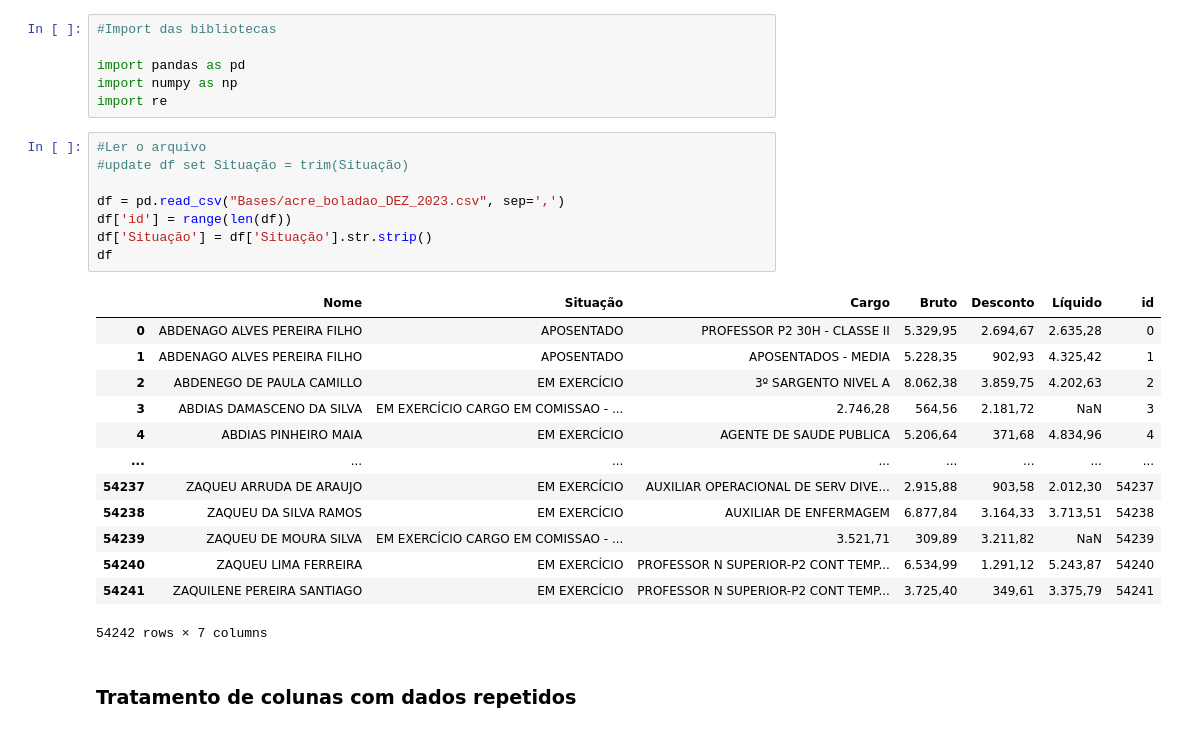
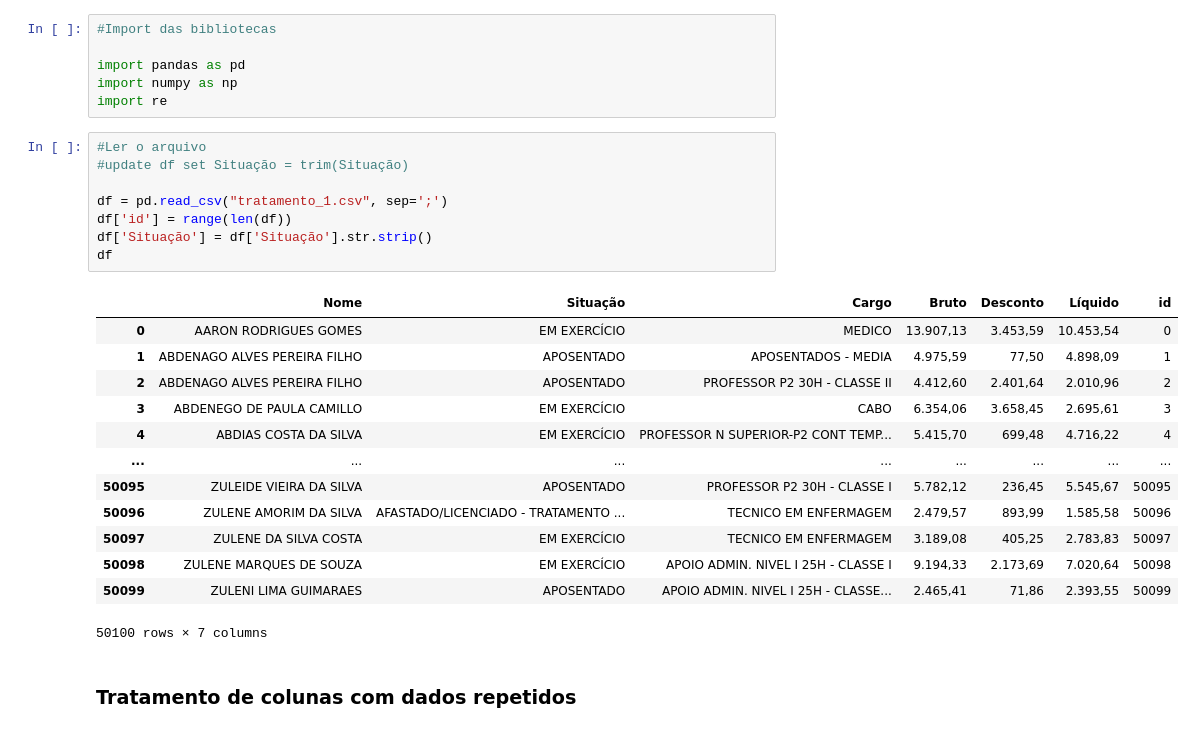
Before and after one commit to Maya42-bit/WebScraping_com_selenium_gov_Acre, a Jupyter notebook: tratamento.ipynb, the cells around one changed output. Drawn from its saved outputs; the diff is of its cells as text.

```diff
--- a/tratamento.ipynb
+++ b/tratamento.ipynb
@@ -9,25 +9,25 @@ import re
 # %%
 #Ler o arquivo
 #update df set Situação = trim(Situação)
 
-df = pd.read_csv("Bases/acre_boladao_DEZ_2023.csv", sep=',')
+df = pd.read_csv("tratamento_1.csv", sep=';')
 df['id'] = range(len(df))
 df['Situação'] = df['Situação'].str.strip()
 df
 # %% [output]
 |  | Nome | Situação | Cargo | Bruto | Desconto | Líquido | id |
-| 0 | ABDENAGO ALVES PEREIRA FILHO | APOSENTADO | PROFESSOR P2 30H - CLASSE II | 5.329,95 | 2.694,67 | 2.635,28 | 0 |
-| 1 | ABDENAGO ALVES PEREIRA FILHO | APOSENTADO | APOSENTADOS - MEDIA | 5.228,35 | 902,93 | 4.325,42 | 1 |
-| 2 | ABDENEGO DE PAULA CAMILLO | EM EXERCÍCIO | 3º SARGENTO NIVEL A | 8.062,38 | 3.859,75 | 4.202,63 | 2 |
-| 3 | ABDIAS DAMASCENO DA SILVA | EM EXERCÍCIO CARGO EM COMISSAO - ... | 2.746,28 | 564,56 | 2.181,72 | NaN | 3 |
-| 4 | ABDIAS PINHEIRO MAIA | EM EXERCÍCIO | AGENTE DE SAUDE PUBLICA | 5.206,64 | 371,68 | 4.834,96 | 4 |
+| 0 | AARON RODRIGUES GOMES | EM EXERCÍCIO | MEDICO | 13.907,13 | 3.453,59 | 10.453,54 | 0 |
+| 1 | ABDENAGO ALVES PEREIRA FILHO | APOSENTADO | APOSENTADOS - MEDIA | 4.975,59 | 77,50 | 4.898,09 | 1 |
+| 2 | ABDENAGO ALVES PEREIRA FILHO | APOSENTADO | PROFESSOR P2 30H - CLASSE II | 4.412,60 | 2.401,64 | 2.010,96 | 2 |
+| 3 | ABDENEGO DE PAULA CAMILLO | EM EXERCÍCIO | CABO | 6.354,06 | 3.658,45 | 2.695,61 | 3 |
+| 4 | ABDIAS COSTA DA SILVA | EM EXERCÍCIO | PROFESSOR N SUPERIOR-P2 CONT TEMP... | 5.415,70 | 699,48 | 4.716,22 | 4 |
 | ... | ... | ... | ... | ... | ... | ... | ... |
-| 54237 | ZAQUEU ARRUDA DE ARAUJO | EM EXERCÍCIO | AUXILIAR OPERACIONAL DE SERV DIVE... | 2.915,88 | 903,58 | 2.012,30 | 54237 |
-| 54238 | ZAQUEU DA SILVA RAMOS | EM EXERCÍCIO | AUXILIAR DE ENFERMAGEM | 6.877,84 | 3.164,33 | 3.713,51 | 54238 |
-| 54239 | ZAQUEU DE MOURA SILVA | EM EXERCÍCIO CARGO EM COMISSAO - ... | 3.521,71 | 309,89 | 3.211,82 | NaN | 54239 |
-| 54240 | ZAQUEU LIMA FERREIRA | EM EXERCÍCIO | PROFESSOR N SUPERIOR-P2 CONT TEMP... | 6.534,99 | 1.291,12 | 5.243,87 | 54240 |
-| 54241 | ZAQUILENE PEREIRA SANTIAGO | EM EXERCÍCIO | PROFESSOR N SUPERIOR-P2 CONT TEMP... | 3.725,40 | 349,61 | 3.375,79 | 54241 |
+| 50095 | ZULEIDE VIEIRA DA SILVA | APOSENTADO | PROFESSOR P2 30H - CLASSE I | 5.782,12 | 236,45 | 5.545,67 | 50095 |
+| 50096 | ZULENE AMORIM DA SILVA | AFASTADO/LICENCIADO - TRATAMENTO ... | TECNICO EM ENFERMAGEM | 2.479,57 | 893,99 | 1.585,58 | 50096 |
+| 50097 | ZULENE DA SILVA COSTA | EM EXERCÍCIO | TECNICO EM ENFERMAGEM | 3.189,08 | 405,25 | 2.783,83 | 50097 |
+| 50098 | ZULENE MARQUES DE SOUZA | EM EXERCÍCIO | APOIO ADMIN. NIVEL I 25H - CLASSE I | 9.194,33 | 2.173,69 | 7.020,64 | 50098 |
+| 50099 | ZULENI LIMA GUIMARAES | APOSENTADO | APOIO ADMIN. NIVEL I 25H - CLASSE... | 2.465,41 | 71,86 | 2.393,55 | 50099 |
-54242 rows × 7 columns
+50100 rows × 7 columns
 # %% [markdown]
 ### Tratamento de colunas com dados repetidos
 # %%
```
Also changed, not shown: parts of 1 cell of this notebook, 4 other files.
